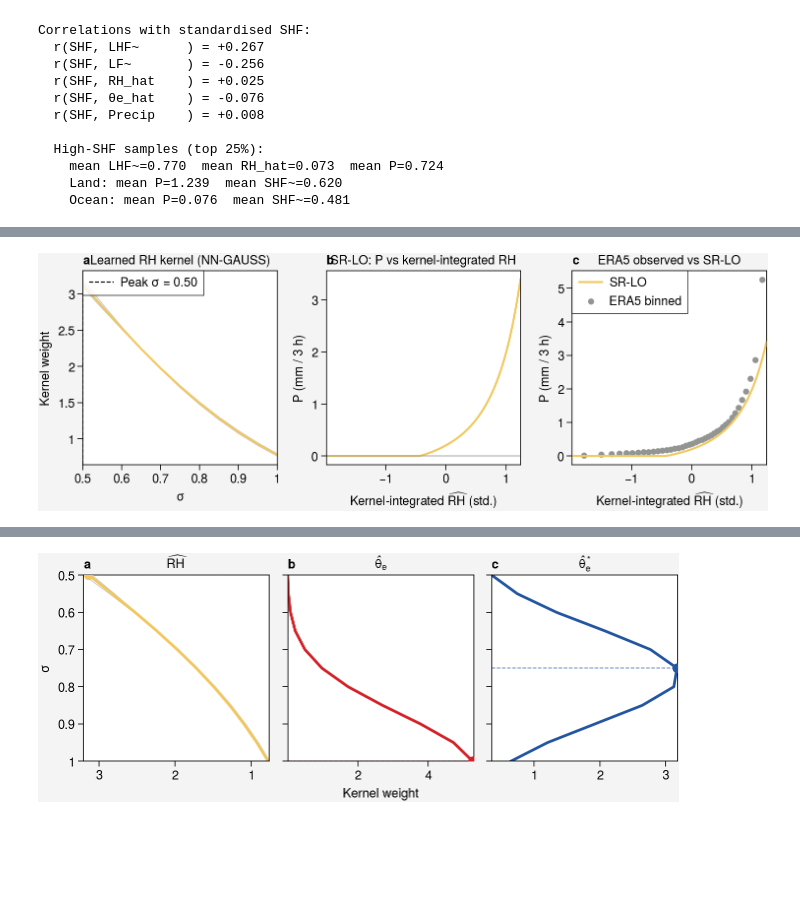
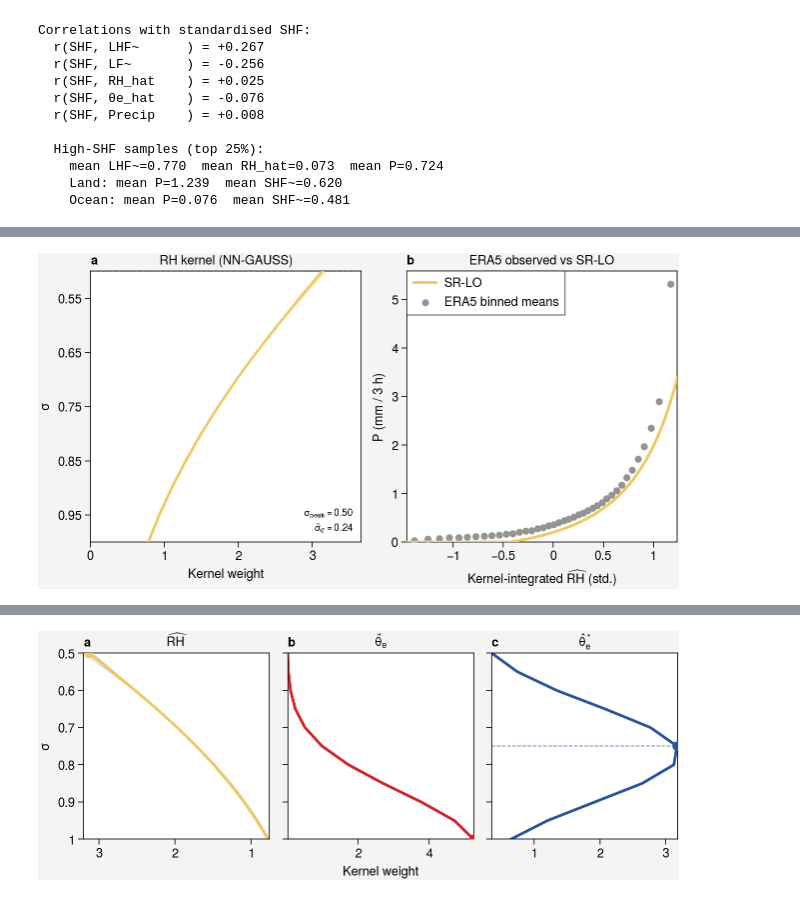
Before and after one commit to savannahferretti/monsoon-discovery, a Jupyter notebook: notebooks/dependence.ipynb, the cells around one changed output, grey strips where cells are left out. Drawn from its saved outputs; the diff is of its cells as text; code cells hidden in the pictures; blank space fills up the shorter version.

```diff
--- a/notebooks/dependence.ipynb
+++ b/notebooks/dependence.ipynb
@@ -66,7 +66,9 @@ with xr.open_dataset(os.path.join(SPLITSDIR, f'norm_{SPLIT}.h5'), engine='h5netc
     dsig = _ds['dsig'].values                                   # (nsig,)
 
     levmin, levmax = CONFIGS['domain']['levrange']
-    sig_coords = np.linspace(levmin/1000, levmax/1000, nsig)    # σ ∈ [0.5, 1.0] for kernel plots
+    # Prefer actual sigma coordinate over linspace to match 0_weights.ipynb
+    sig_coords = (_ds.coords['sig'].values if 'sig' in _ds.coords
+                  else np.linspace(levmin/1000, levmax/1000, nsig))
 
     # Field stacks for kernel integration (nsamples, nfieldvars, nsig)
     _farrs = [_ds[v].transpose('time','lat','lon','sig').values.reshape(-1, nsig)
@@ -81,12 +83,10 @@ with xr.open_dataset(os.path.join(SPLITSDIR, f'norm_{SPLIT}.h5'), engine='h5netc
             return da.transpose('time','lat','lon').values.ravel()
         return np.tile(da.values, (ntime, 1, 1)).ravel()
 
-    # Scalar local vars (standardised) — tile time-invariant fields
     lf_norm  = _ravel(_ds['lf'])  if 'lf'  in _ds else None
     shf_norm = _ravel(_ds['shf']) if 'shf' in _ds else None
     lhf_norm = _ravel(_ds['lhf']) if 'lhf' in _ds else None
 
-    # BL: direct if scalar, mean over sig if profile
     if 'bl' in _ds:
         _bl = _ds['bl']
         bl_norm = (_ravel(_bl.mean('sig')) if 'sig' in _bl.dims else _ravel(_bl))
@@ -100,13 +100,15 @@ def kernel_integrate(fields, weights, dsig, mask=None):
         w = w * mask[:, None, :]
     return w.sum(axis=2)                                        # (N, nfieldvars)
 
-# Load NN-GAUSS kernel weights (average across seeds)
+# Load NN-GAUSS kernel weights — also pull actual sig coordinate if stored in weights file
 _kw_list = []
 for _seed in NN_SEEDS:
     _wpath = os.path.join(WEIGHTSDIR, f'nn_gauss_{_seed}_weights.nc')
     if os.path.exists(_wpath):
         with xr.open_dataset(_wpath, engine='h5netcdf') as _wds:
             _kw_list.append(_wds['k'].values)                   # (nfieldvars, nsig)
+            if 'sig' in _wds.coords and len(_kw_list) == 1:
+                sig_coords = _wds.coords['sig'].values          # authoritative sigma levels
 
 if _kw_list:
     avg_kernel = np.mean(_kw_list, axis=0)                      # (nfieldvars, nsig) — for plotting
@@ -127,7 +129,7 @@ with xr.open_dataset(os.path.join(SPLITSDIR, f'{SPLIT}.h5'), engine='h5netcdf')
     true_flat = _ds.tp.transpose('time','lat','lon').values.ravel()
     if 'lf' in _ds:
         _lf2d       = _ds['lf'].squeeze() if 'time' not in _ds['lf'].dims else _ds['lf'].isel(time=0)
-        land_mask_2d = (_lf2d.values >= 0.5)                    # True = land
+        land_mask_2d = (_lf2d.values >= 0.5)
         land_flat    = np.broadcast_to(land_mask_2d[None], refshape).ravel().copy()
     else:
         land_mask_2d = land_flat = None
@@ -146,10 +148,12 @@ else:
 _pod_path = os.path.join(MODELSDIR, 'pod', 'pod_bl.npz')
 if os.path.exists(_pod_path):
     with np.load(_pod_path) as _d:
-        pod_alpha = float(_d['alpha']); pod_xcrit = float(_d['xcrit'])
+        pod_alpha    = float(_d['alpha']); pod_xcrit = float(_d['xcrit'])
+        pod_bins     = _d['bincenters'].copy()
+        pod_ymean    = _d['ymean'].copy()
     print(f'POD-BL: alpha={pod_alpha:.4f}, xcrit={pod_xcrit:.4f}')
 else:
-    pod_alpha = pod_xcrit = None
+    pod_alpha = pod_xcrit = pod_bins = pod_ymean = None
 
 valid = (np.isfinite(true_flat) & np.isfinite(rh_k) &
          np.isfinite(thetae_k) & np.isfinite(thetaestar_k))
@@ -424,58 +427,64 @@ else:
 Suppressive term: d_h = -0.1271  (negative → S suppresses precipitation)
 LF > SHF fraction: 30.2%
 # %%
-# ── Fig C: SR-LO  RH kernel + moisture transition ─────────────────────────────
+# ── Fig C: SR-LO  RH kernel + moisture transition (2-panel) ──────────────────
 if 'sr_lo' not in SR_REGISTRY:
     print('sr_lo not in registry — skipping')
 else:
     _c = SR_REGISTRY['sr_lo']['constants']
     a_lo, b_lo = _c['a'], _c['b']
 
     rh_v = rh_k[valid]; P_v = true_flat[valid]
-    rh_lo, rh_hi = prange(rh_v)
 
-    # analytic curve
-    rh_sw  = np.linspace(rh_lo, rh_hi, 300)
-    P_lo   = to_phys(a_lo*np.exp(rh_sw) + b_lo)
+    # trim to 5th–99th percentile to zoom in on the transition region
+    rh_lo, rh_hi = prange(rh_v, lo=5, hi=99)
+    rh_sw = np.linspace(rh_lo, rh_hi, 300)
+    P_lo  = to_phys(a_lo*np.exp(rh_sw) + b_lo)
 
-    # 1-D binned observed
-    _, rh_cen, obs_means, _ = bin1d(rh_v, P_v)
-    # 1-D SR-LO prediction at bin centers
-    pd_means = to_phys(a_lo*np.exp(rh_cen) + b_lo)
+    _, rh_cen, obs_means, _ = bin1d(rh_v, P_v, plo=5, phi=99)
 
-    fig, axs = pplt.subplots(ncols=3, figwidth=7.5, share=False)
+    # kernel stats across seeds (for ±1σ shading)
+    kw_arr  = np.stack([kw[0] for kw in _kw_list], axis=0)    # (nseeds, nsig)
+    k_rh    = kw_arr.mean(axis=0)
+    k_std   = kw_arr.std(axis=0)
 
-    # (a) Learned RH kernel
-    if avg_kernel is not None:
-        k_rh = avg_kernel[0]                               # (nsig,)
-        # show each seed for uncertainty
-        for kw_seed in _kw_list:
-            axs[0].plot(sig_coords, kw_seed[0], color='gray', lw=0.7, alpha=0.5)
-        axs[0].plot(sig_coords, k_rh, color=COLORS['sr_lo'], lw=1.5)
-        peak_sig = sig_coords[np.argmax(k_rh)]
-        axs[0].axvline(peak_sig, color='k', lw=0.8, ls='--', label=f'Peak $\\sigma$ = {peak_sig:.2f}')
-        axs[0].legend(loc='ul', ncols=1, fontsize=7)
-        axs[0].format(xlabel=r'$\sigma$', ylabel='Kernel weight',
-                      title='Learned RH kernel (NN-GAUSS)', xlim=(levmin/1000, levmax/1000))
-    else:
-        axs[0].text(0.5, 0.5, 'Kernel weights unavailable', transform=axs[0].transAxes,
-                    ha='center', va='center')
+    # kernel center (mode) and effective width in σ coordinates
+    peak_idx = np.argmax(k_rh)
+    peak_sig = float(sig_coords[peak_idx])
+    std_sig  = float(np.sqrt(((sig_coords - peak_sig)**2 * k_rh * dsig).sum()))
 
-    # (b) Analytic PD curve
-    axs[1].plot(rh_sw, P_lo, color=COLORS['sr_lo'], lw=1.5, label='SR-LO')
-    axs[1].axhline(0, color='gray', lw=0.6)
+    kmax = float((k_rh + k_std).max()) * 1.15                  # explicit x upper limit
+
+    fig, axs = pplt.subplots(ncols=2, figwidth=6.5, share=False)
+
+    # (a) RH kernel — σ on y-axis (inverted), ±1σ shading, explicit xlim to prevent reversal
+    axs[0].fill_betweenx(sig_coords,
+                          np.maximum(k_rh - k_std, 0), k_rh + k_std,
+                          color=COLORS['sr_lo'], alpha=0.25, zorder=2)
+    axs[0].plot(k_rh, sig_coords, color=COLORS['sr_lo'], lw=1.8, zorder=3)
+    axs[0].axhline(peak_sig, color='k', lw=0.8, ls='--', alpha=0.7, zorder=1)
+    axs[0].text(0.97, 0.03,
+                f'$\\sigma_{{\\mathrm{{peak}}}} = {peak_sig:.2f}$\n'
+                f'$\\hat{{\\sigma}}_\\sigma = {std_sig:.2f}$',
+                transform=axs[0].transAxes, ha='right', va='bottom', fontsize=7)
+    axs[0].format(xlabel='Kernel weight', ylabel=r'$\sigma$',
+                  title='RH kernel (NN-GAUSS)',
+                  xlim=(0, kmax), ylim=(levmax/1000, levmin/1000),
+                  yticks=[0.95, 0.85, 0.75, 0.65, 0.55])
+
+    # (b) ERA5 P vs kernel-integrated RH + SR-LO curve
+    axs[1].scatter(rh_cen, obs_means, color='gray', s=20, zorder=4,
+                    label='ERA5 binned means')
+    axs[1].plot(rh_sw, P_lo, color=COLORS['sr_lo'], lw=2.0, zorder=5, label='SR-LO')
     axs[1].format(xlabel=r'Kernel-integrated $\widehat{\mathrm{RH}}$ (std.)',
-                  ylabel='P (mm / 3 h)', title='SR-LO: P vs kernel-integrated RH')
-
-    # (c) Binned observed vs SR-LO
-    axs[2].scatter(rh_cen, obs_means, color='gray', s=15, label='ERA5 binned', zorder=4)
-    axs[2].plot(rh_sw, P_lo, color=COLORS['sr_lo'], lw=1.5, label='SR-LO', zorder=5)
-    axs[2].format(xlabel=r'Kernel-integrated $\widehat{\mathrm{RH}}$ (std.)',
-                  ylabel='P (mm / 3 h)', title='ERA5 observed vs SR-LO')
-    axs[2].legend(loc='ul', ncols=1, fontsize=7)
+                  ylabel='P (mm / 3 h)',
+                  title='ERA5 observed vs SR-LO',
+                  xlim=(rh_lo, rh_hi), ylim=(0, None))
+    axs[1].legend(loc='ul', ncols=1, fontsize=7)
 
     fig.format(abc=True, grid=False)
     pplt.show()
-    fig.save('../figs/fig_srlo.pdf'); fig.save('../figs/fig_srlo.png')
+    fig.save('../figs/fig_srlo_v2.pdf'); fig.save('../figs/fig_srlo_v2.png')
+    print(f'RH kernel: σ_peak = {peak_sig:.3f}, σ_width = {std_sig:.3f}')
 # %% [output]
-[figure, old version]
+[figure, new version]
```
Also changed, not shown: parts of 6 cells of this notebook, 15 other files.
